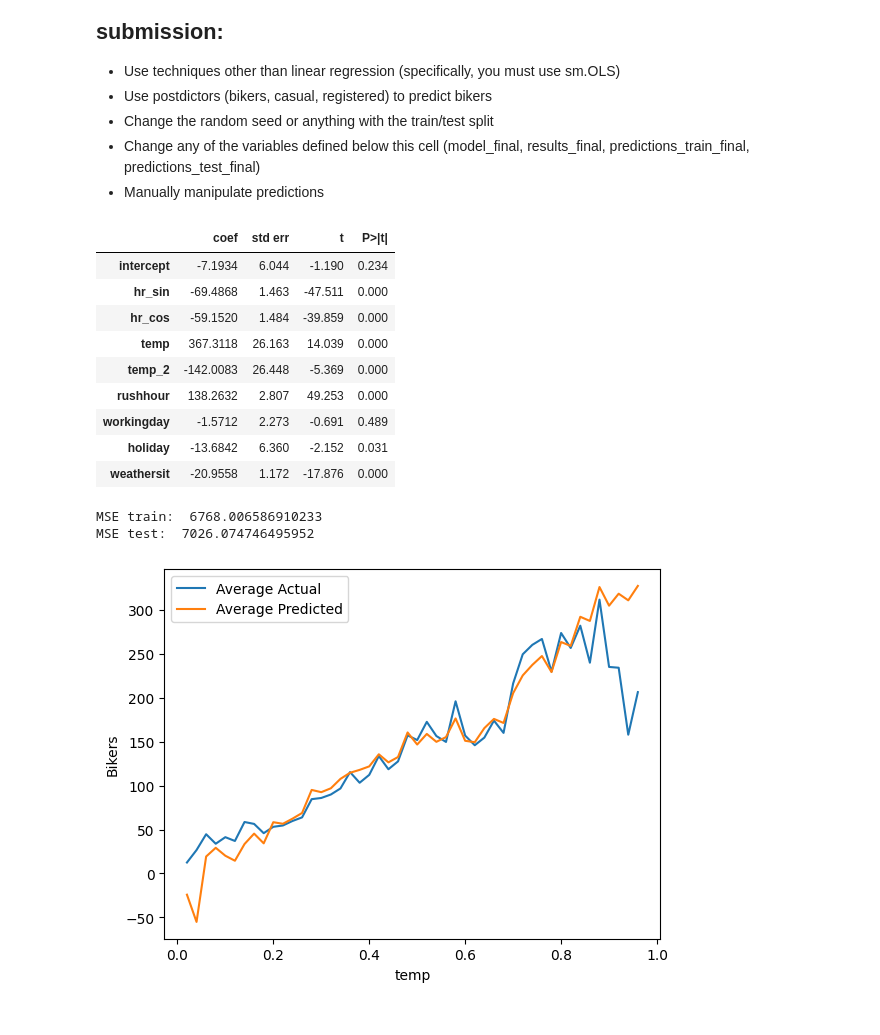
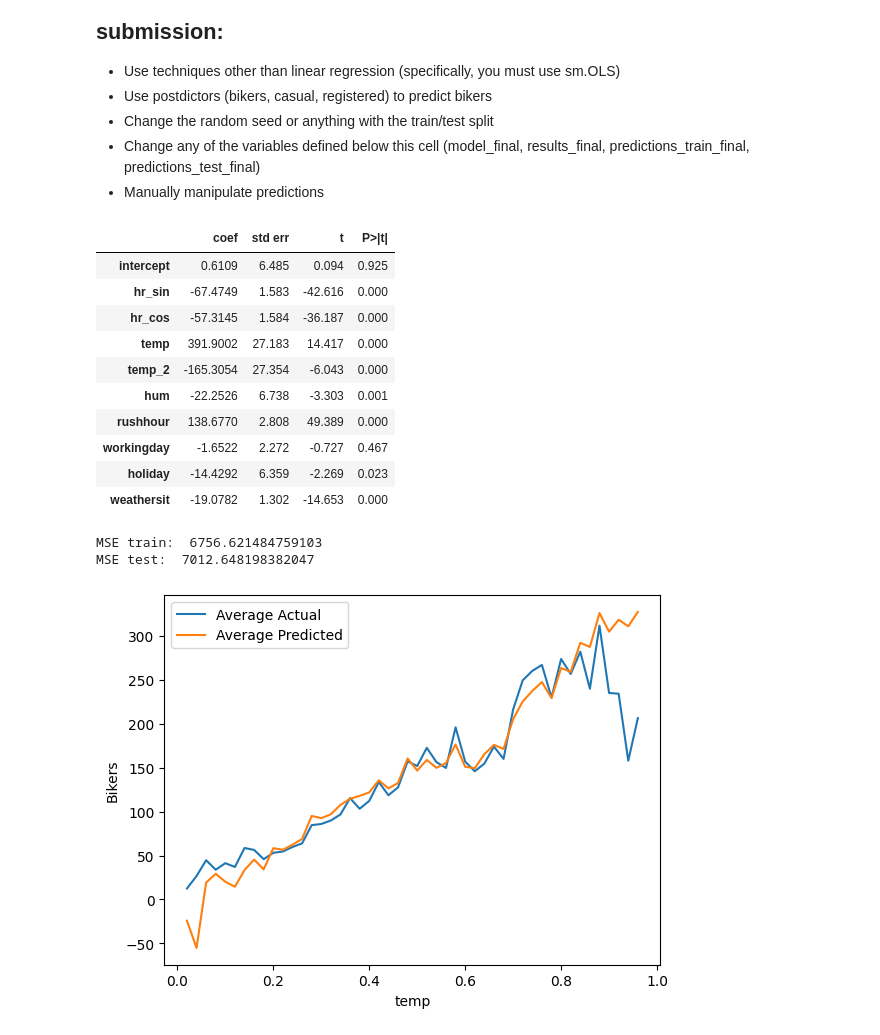
Before and after one commit to Alakazam992/code_2600, a Jupyter notebook: mod05_nonlinear.ipynb, the cells around one changed output. Saved outputs shown, nothing was run; the diff lists cells and outputs as text; code cells hidden in the pictures.

```diff
--- a/mod05_nonlinear.ipynb
+++ b/mod05_nonlinear.ipynb
@@ -312,31 +312,33 @@ X_test['temp_2'] = X_test['temp']**2
 # %%
 # Build your linear regression model here.
 vars_to_include = [
     'intercept',
     'hr_sin',
     'hr_cos',
     'temp',
     'temp_2',
+    'hum',
     'rushhour',
     'workingday',
     'holiday',
     'weathersit'
 ]
 
 model_final = sm.OLS(y_train, X_train[vars_to_include])
 results_final = model_final.fit()
 summarize(results_final)
 # %% [output]
 |  | coef | std err | t | P>|t| |
-| intercept | -7.1934 | 6.044 | -1.190 | 0.234 |
-| hr_sin | -69.4868 | 1.463 | -47.511 | 0.000 |
-| hr_cos | -59.1520 | 1.484 | -39.859 | 0.000 |
-| temp | 367.3118 | 26.163 | 14.039 | 0.000 |
-| temp_2 | -142.0083 | 26.448 | -5.369 | 0.000 |
-| rushhour | 138.2632 | 2.807 | 49.253 | 0.000 |
-| workingday | -1.5712 | 2.273 | -0.691 | 0.489 |
-| holiday | -13.6842 | 6.360 | -2.152 | 0.031 |
-| weathersit | -20.9558 | 1.172 | -17.876 | 0.000 |
+| intercept | 0.6109 | 6.485 | 0.094 | 0.925 |
+| hr_sin | -67.4749 | 1.583 | -42.616 | 0.000 |
+| hr_cos | -57.3145 | 1.584 | -36.187 | 0.000 |
+| temp | 391.9002 | 27.183 | 14.417 | 0.000 |
+| temp_2 | -165.3054 | 27.354 | -6.043 | 0.000 |
+| hum | -22.2526 | 6.738 | -3.303 | 0.001 |
+| rushhour | 138.6770 | 2.808 | 49.389 | 0.000 |
+| workingday | -1.6522 | 2.272 | -0.727 | 0.467 |
+| holiday | -14.4292 | 6.359 | -2.269 | 0.023 |
+| weathersit | -19.0782 | 1.302 | -14.653 | 0.000 |
 # %%
 predictions_train_final = predict(X_train[vars_to_include], results_final)
 print('MSE train: ', mse(y_train, predictions_train_final))
@@ -344,8 +346,8 @@ print('MSE train: ', mse(y_train, predictions_train_final))
 predictions_test_final = predict(X_test[vars_to_include], results_final)
 print('MSE test: ', mse(y_test, predictions_test_final))
 # %% [output]
-MSE train:  6768.006586910233
-MSE test:  7026.074746495952
+MSE train:  6756.621484759103
+MSE test:  7012.648198382047
 # %%
 plot_avg_actual_vs_predicted_by_feature(X=X_train,
                                         y=y_train,
```
